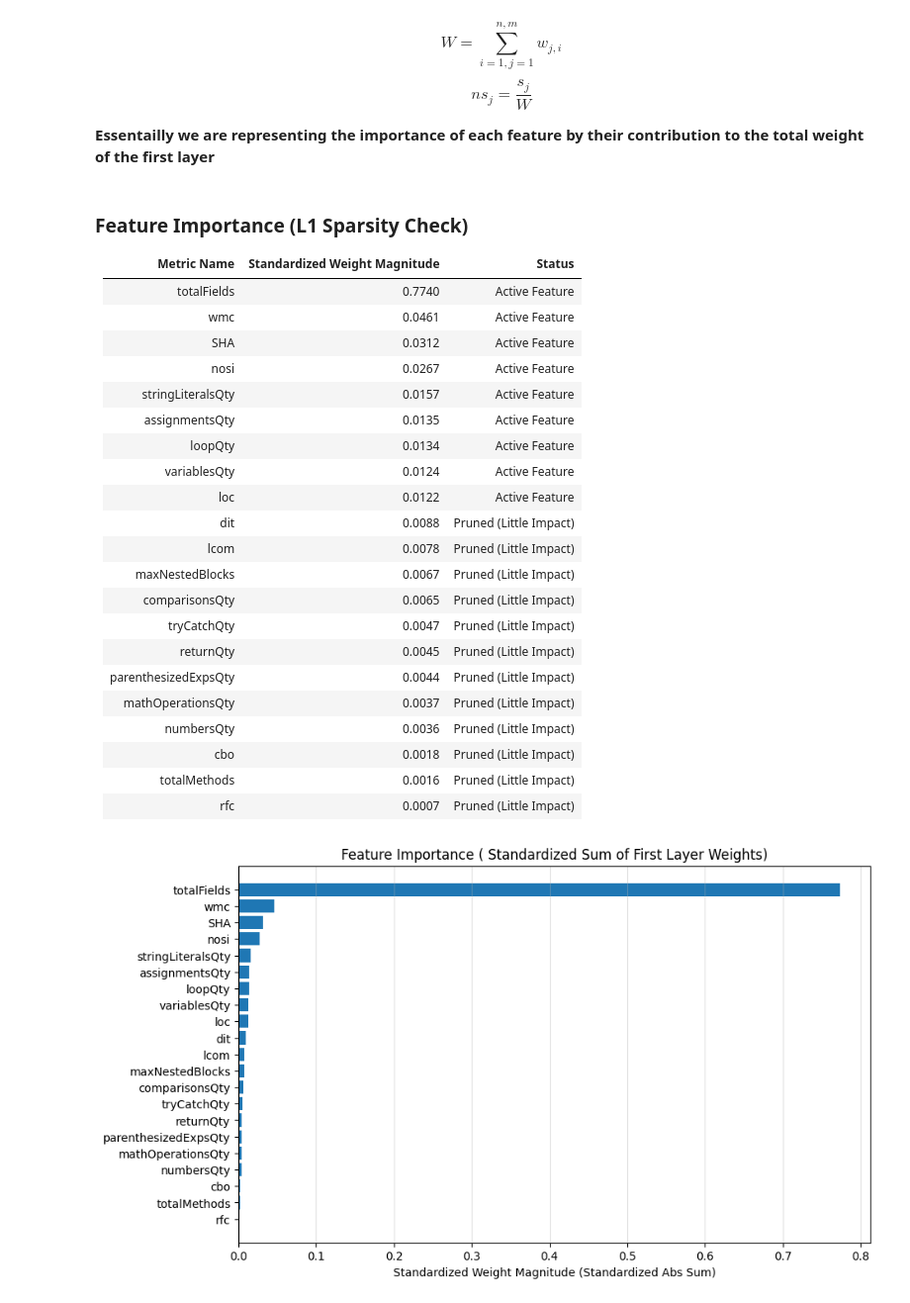
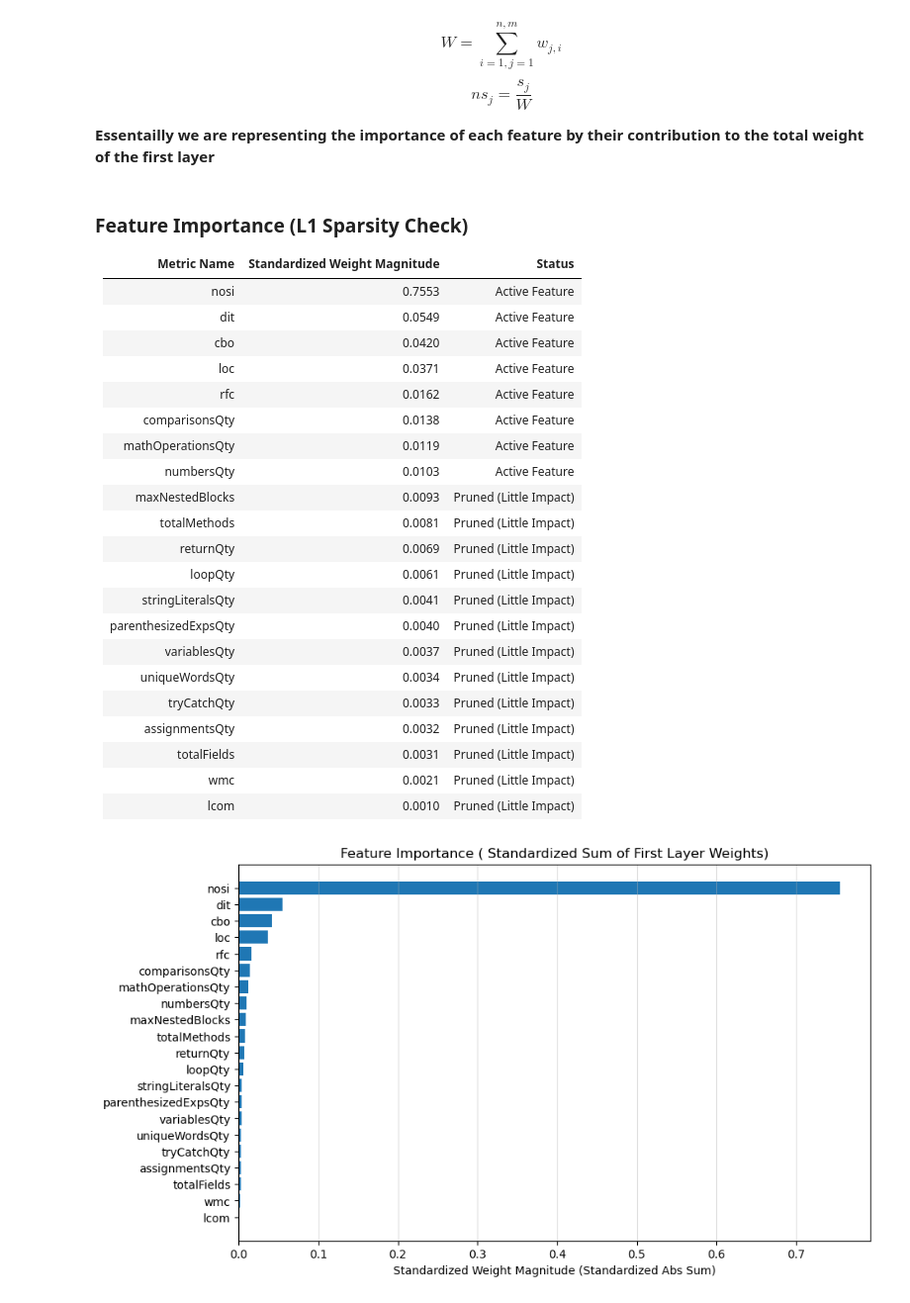
Before and after one commit to agoodyer/software-defect-prediction, a Jupyter notebook: model.ipynb, the cells around one changed output. Shown: that part at 99% size. Cells and saved outputs as stored; diff of their text form; code cells hidden in the pictures.

```diff
--- a/model.ipynb
+++ b/model.ipynb
@@ -348,7 +348,7 @@ md_table = '### Feature Importance for Defect Prediction \n'
 md_table += 'Metric Name | Weight Magnitude | Impact \n'
 md_table += ' | :--- | :--- | :--- \n'
 
-feature_names = df.columns[:-1]
+feature_names = df.columns[1:-1]
 
 
 importance = sorted(list(zip(feature_names, abs(theta_flat), np.sign(theta_flat))), key=lambda x: abs(x[1]), reverse=True)
@@ -572,7 +572,7 @@ first_layer_weights = next(model.parameters()).data.cpu()
 weights = torch.sum(torch.abs(first_layer_weights), dim=0).numpy()
 
 standard_weights = weights/(sum(weights)+1e-9)
-feature_names = df.columns[:-1]
+feature_names = df.columns[1:-1]
 
 
 importance = sorted(list(zip(feature_names, standard_weights)), key=lambda x: x[1], reverse=True)
@@ -583,52 +583,52 @@ md_table += 'Metric Name | Standardized Weight Magnitude | Status \n'
 md_table += ' | :--- | :--- | :--- \n'
 
 for name, weight in importance:
 
 
     if weight < 1e-2:
         impact = 'Pruned (Little Impact)'
     else:
         impact = 'Active Feature'
 
     md_table += f"| {name} | {weight:.4f} | {impact}\n"
 
 display(Markdown(md_table))
 
 names_sorted = [name for name, _ in importance]
 weights_sorted = [weight for _, weight in importance]
 
 plt.figure(figsize=(10, 6))
 plt.title('Feature Importance ( Standardized Sum of First Layer Weights)')
 plt.xlabel("Standardized Weight Magnitude (Standardized Abs Sum)")
 plt.grid(axis='x', alpha=0.4)
 
 
 top_n = 30
 plt.barh(names_sorted[:top_n][::-1], weights_sorted[:top_n][::-1])
 plt.show()
 # %% [output]
 ### Feature Importance (L1 Sparsity Check)
 Metric Name | Standardized Weight Magnitude | Status
  | :--- | :--- | :---
-| totalFields | 0.7740 | Active Feature
-| wmc | 0.0461 | Active Feature
-| SHA | 0.0312 | Active Feature
-| nosi | 0.0267 | Active Feature
-| stringLiteralsQty | 0.0157 | Active Feature
-| assignmentsQty | 0.0135 | Active Feature
-| loopQty | 0.0134 | Active Feature
-| variablesQty | 0.0124 | Active Feature
-| loc | 0.0122 | Active Feature
-| dit | 0.0088 | Pruned (Little Impact)
-| lcom | 0.0078 | Pruned (Little Impact)
-| maxNestedBlocks | 0.0067 | Pruned (Little Impact)
-| comparisonsQty | 0.0065 | Pruned (Little Impact)
-| tryCatchQty | 0.0047 | Pruned (Little Impact)
-| returnQty | 0.0045 | Pruned (Little Impact)
-| parenthesizedExpsQty | 0.0044 | Pruned (Little Impact)
-| mathOperationsQty | 0.0037 | Pruned (Little Impact)
-| numbersQty | 0.0036 | Pruned (Little Impact)
-| cbo | 0.0018 | Pruned (Little Impact)
-| totalMethods | 0.0016 | Pruned (Little Impact)
-| rfc | 0.0007 | Pruned (Little Impact)
+| nosi | 0.7553 | Active Feature
+| dit | 0.0549 | Active Feature
+| cbo | 0.0420 | Active Feature
+| loc | 0.0371 | Active Feature
+| rfc | 0.0162 | Active Feature
+| comparisonsQty | 0.0138 | Active Feature
+| mathOperationsQty | 0.0119 | Active Feature
+| numbersQty | 0.0103 | Active Feature
+| maxNestedBlocks | 0.0093 | Pruned (Little Impact)
+| totalMethods | 0.0081 | Pruned (Little Impact)
+| returnQty | 0.0069 | Pruned (Little Impact)
+| loopQty | 0.0061 | Pruned (Little Impact)
+| stringLiteralsQty | 0.0041 | Pruned (Little Impact)
+| parenthesizedExpsQty | 0.0040 | Pruned (Little Impact)
+| variablesQty | 0.0037 | Pruned (Little Impact)
+| uniqueWordsQty | 0.0034 | Pruned (Little Impact)
+| tryCatchQty | 0.0033 | Pruned (Little Impact)
+| assignmentsQty | 0.0032 | Pruned (Little Impact)
+| totalFields | 0.0031 | Pruned (Little Impact)
+| wmc | 0.0021 | Pruned (Little Impact)
+| lcom | 0.0010 | Pruned (Little Impact)
-[figure, old version]
+[figure, new version]
```
Also changed, not shown: parts of 5 cells of this notebook, 5 other files.
